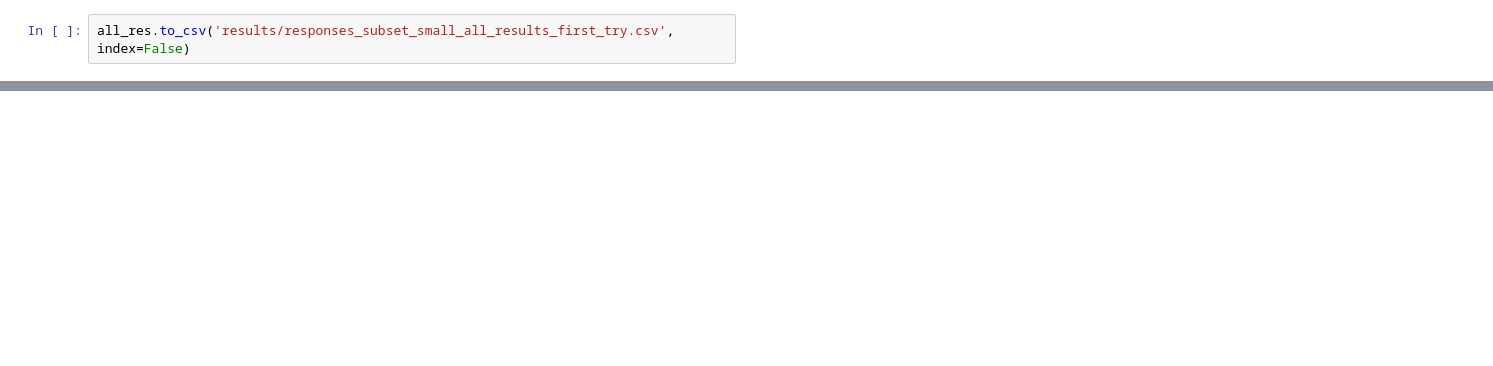
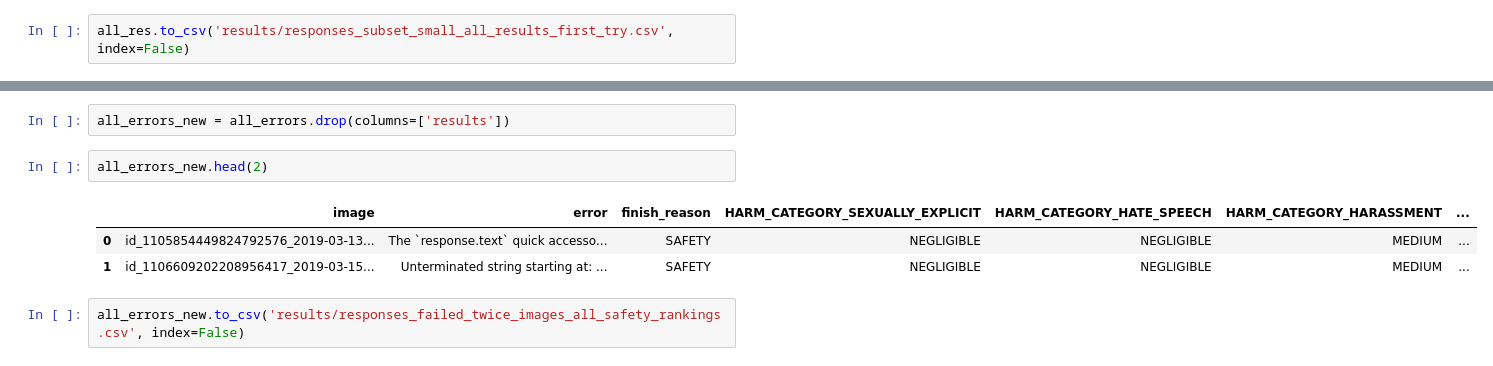
Before and after one commit to mkleinma/Team_Project_ComputerVision, a Jupyter notebook: assessment/sentiment-analysis/gemini-results-analysis.ipynb, the cells around one changed output, grey strips where cells are left out. Cells and saved outputs as stored; diff of their text form; blank space fills up the shorter version.

```diff
--- a/assessment/sentiment-analysis/gemini-results-analysis.ipynb
+++ b/assessment/sentiment-analysis/gemini-results-analysis.ipynb
@@ -302,0 +435,10 @@ all_res.to_csv('results/responses_subset_small_all_results_first_try.csv', index
+# %%
+all_errors_new = all_errors.drop(columns=['results'])
+# %%
+all_errors_new.head(2)
+# %% [output]
+|  | image | error | finish_reason | HARM_CATEGORY_SEXUALLY_EXPLICIT | HARM_CATEGORY_HATE_SPEECH | HARM_CATEGORY_HARASSMENT | ... |
+| 0 | id_1105854449824792576_2019-03-13... | The `response.text` quick accesso... | SAFETY | NEGLIGIBLE | NEGLIGIBLE | MEDIUM | ... |
+| 1 | id_1106609202208956417_2019-03-15... | Unterminated string starting at: ... | SAFETY | NEGLIGIBLE | NEGLIGIBLE | MEDIUM | ... |
+# %%
+all_errors_new.to_csv('results/responses_failed_twice_images_all_safety_rankings.csv', index=False)
```
Also changed, not shown: parts of 23 cells of this notebook, 4 other files.
